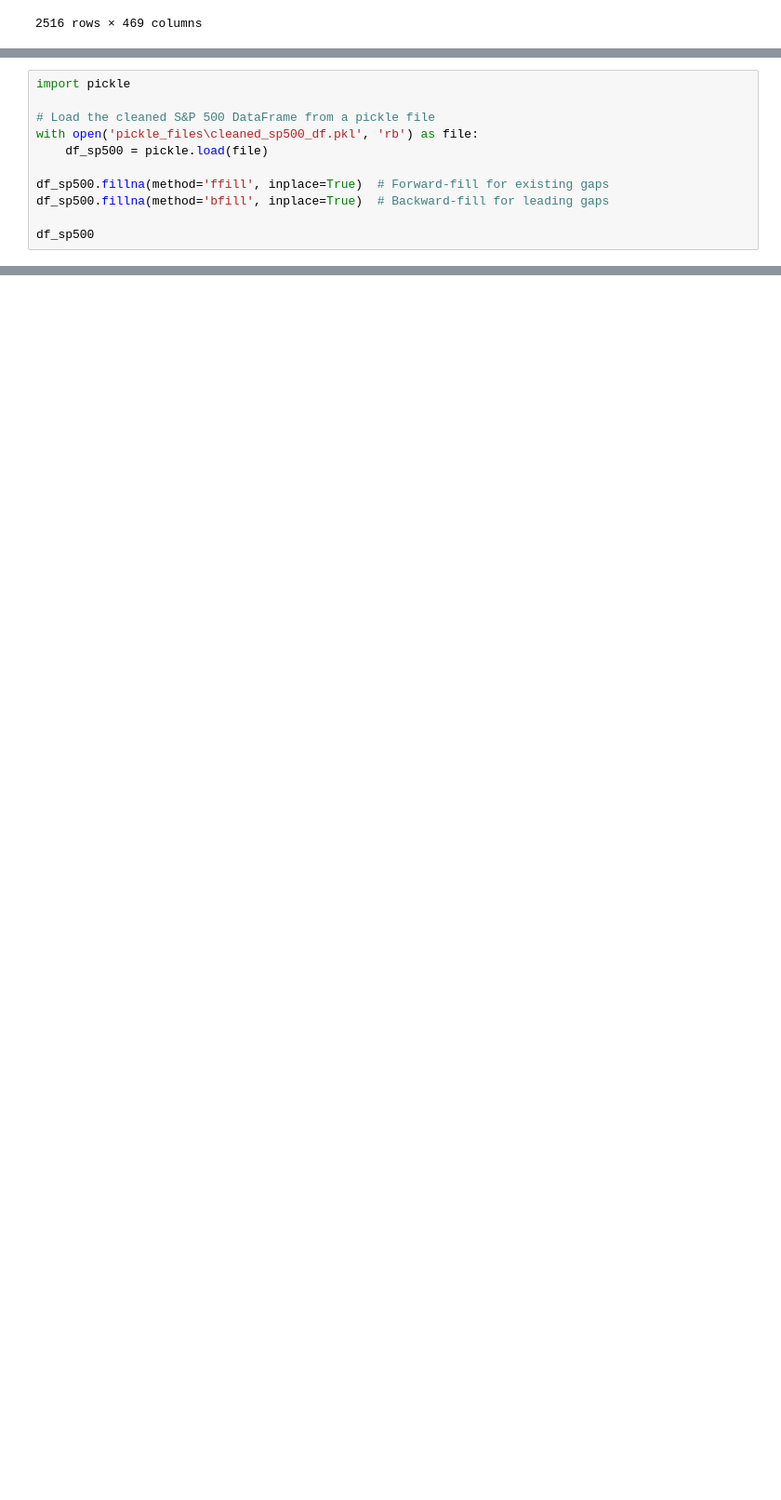
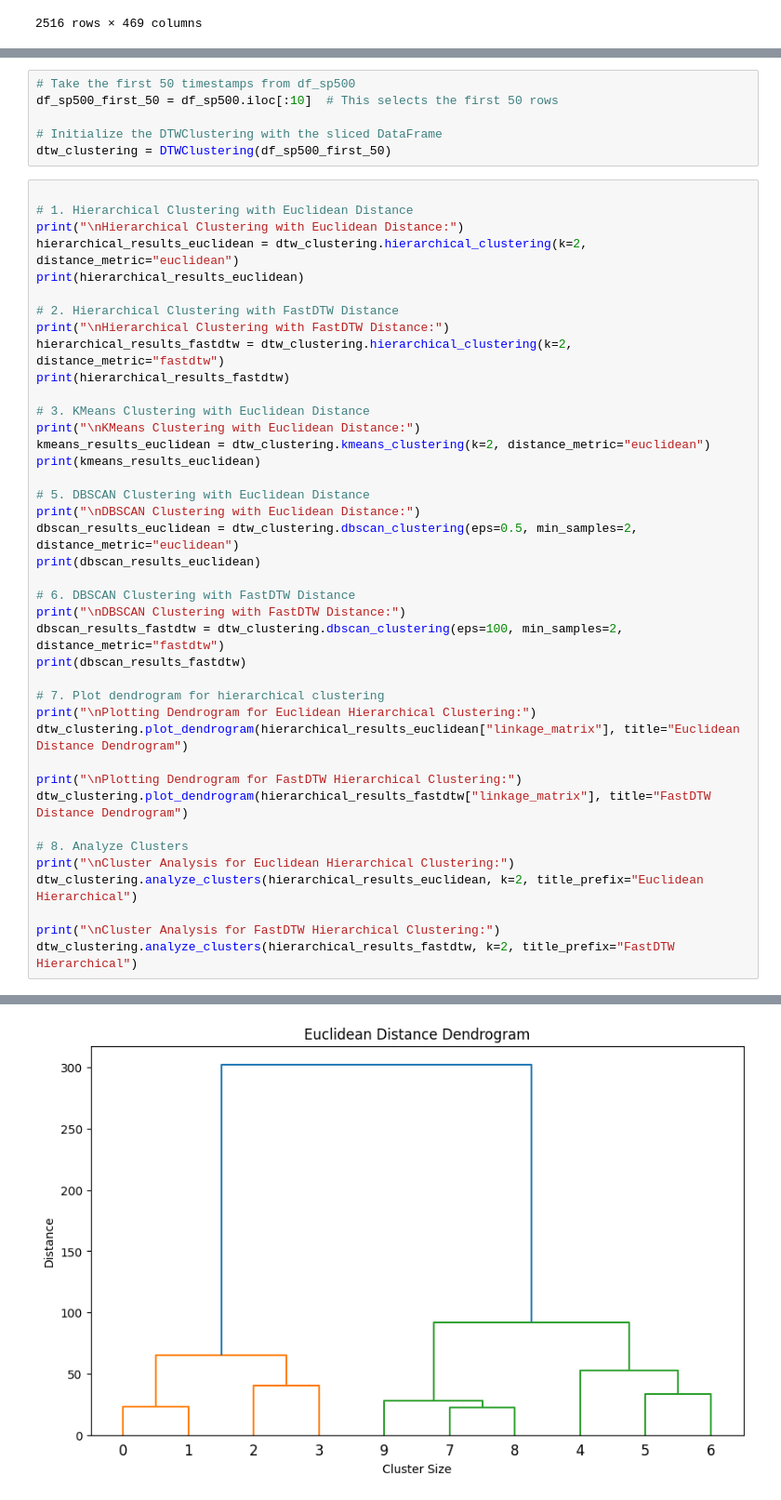
Before and after one commit to blackswan-quants/dtwclustering_sp500, a Jupyter notebook: clustering.ipynb, the cells around one changed output, grey strips where cells are left out. Shown: that part at 93% size. Saved outputs shown, nothing was run; the diff lists cells and outputs as text; blank space fills up the shorter version.

```diff
--- a/clustering.ipynb
+++ b/clustering.ipynb
@@ -244,14 +276,3 @@ class DTWClustering:
         stats_df = pd.DataFrame(stats)
         print(f"\n{title_prefix} Cluster Analysis")
         print(stats_df)
-# %%
-import pickle
-
-# Load the cleaned S&P 500 DataFrame from a pickle file
-with open('pickle_files\cleaned_sp500_df.pkl', 'rb') as file:
-    df_sp500 = pickle.load(file)
-
-df_sp500.fillna(method='ffill', inplace=True)  # Forward-fill for existing gaps
-df_sp500.fillna(method='bfill', inplace=True)  # Backward-fill for leading gaps
-
-df_sp500
@@ -476,0 +294,47 @@ class DTWClustering:
+# %%
+# Take the first 50 timestamps from df_sp500
+df_sp500_first_50 = df_sp500.iloc[:10]  # This selects the first 50 rows
+
+# Initialize the DTWClustering with the sliced DataFrame
+dtw_clustering = DTWClustering(df_sp500_first_50)
+# %%
+
+# 1. Hierarchical Clustering with Euclidean Distance
+print("\nHierarchical Clustering with Euclidean Distance:")
+hierarchical_results_euclidean = dtw_clustering.hierarchical_clustering(k=2, distance_metric="euclidean")
+print(hierarchical_results_euclidean)
+
+# 2. Hierarchical Clustering with FastDTW Distance
+print("\nHierarchical Clustering with FastDTW Distance:")
+hierarchical_results_fastdtw = dtw_clustering.hierarchical_clustering(k=2, distance_metric="fastdtw")
+print(hierarchical_results_fastdtw)
+
+# 3. KMeans Clustering with Euclidean Distance
+print("\nKMeans Clustering with Euclidean Distance:")
+kmeans_results_euclidean = dtw_clustering.kmeans_clustering(k=2, distance_metric="euclidean")
+print(kmeans_results_euclidean)
+
+# 5. DBSCAN Clustering with Euclidean Distance
+print("\nDBSCAN Clustering with Euclidean Distance:")
+dbscan_results_euclidean = dtw_clustering.dbscan_clustering(eps=0.5, min_samples=2, distance_metric="euclidean")
+print(dbscan_results_euclidean)
+
+# 6. DBSCAN Clustering with FastDTW Distance
+print("\nDBSCAN Clustering with FastDTW Distance:")
+dbscan_results_fastdtw = dtw_clustering.dbscan_clustering(eps=100, min_samples=2, distance_metric="fastdtw")
+print(dbscan_results_fastdtw)
+
+# 7. Plot dendrogram for hierarchical clustering
+print("\nPlotting Dendrogram for Euclidean Hierarchical Clustering:")
+dtw_clustering.plot_dendrogram(hierarchical_results_euclidean["linkage_matrix"], title="Euclidean Distance Dendrogram")
+
+print("\nPlotting Dendrogram for FastDTW Hierarchical Clustering:")
+dtw_clustering.plot_dendrogram(hierarchical_results_fastdtw["linkage_matrix"], title="FastDTW Distance Dendrogram")
+
+# 8. Analyze Clusters
+print("\nCluster Analysis for Euclidean Hierarchical Clustering:")
+dtw_clustering.analyze_clusters(hierarchical_results_euclidean, k=2, title_prefix="Euclidean Hierarchical")
+
+print("\nCluster Analysis for FastDTW Hierarchical Clustering:")
+dtw_clustering.analyze_clusters(hierarchical_results_fastdtw, k=2, title_prefix="FastDTW Hierarchical")
+# %% [output]
@@ -476,0 +358 @@ class DTWClustering:
+[figure, added]
```
Also changed, not shown: parts of 12 cells of this notebook.
